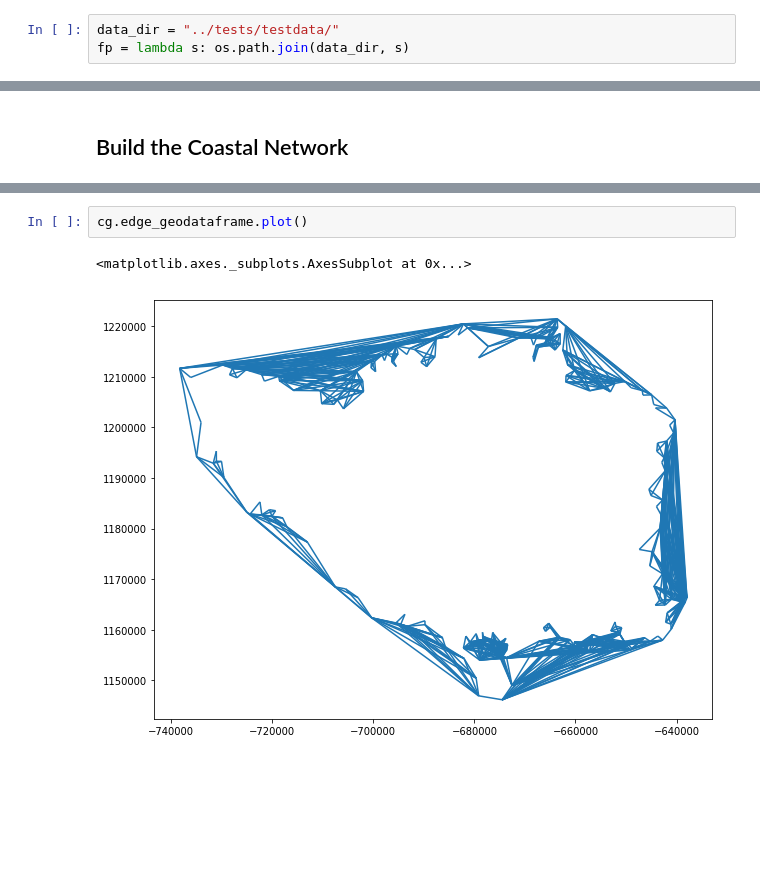
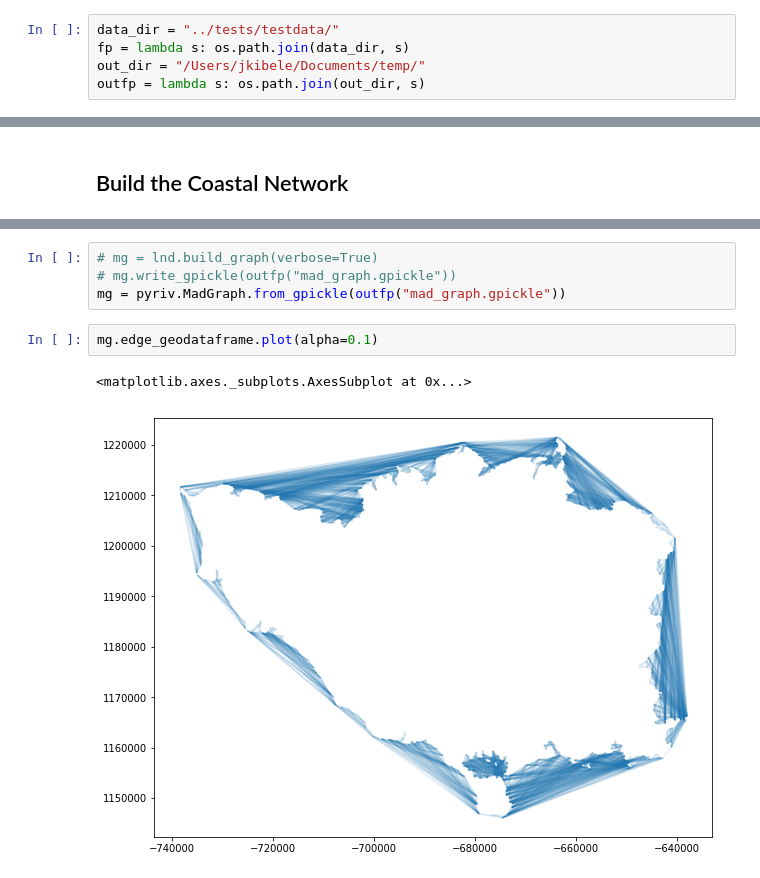
Before and after one commit to jkibele/pyriv, a Jupyter notebook: notebooks/MinimalDemo.ipynb, the cells around one changed output, grey strips where cells are left out. Drawn from its saved outputs; the diff is of its cells as text; blank space fills up the shorter version.

```diff
--- a/notebooks/MinimalDemo.ipynb
+++ b/notebooks/MinimalDemo.ipynb
@@ -15,6 +16,8 @@ Populating the interactive namespace from numpy and matplotlib
 # %%
 data_dir = "../tests/testdata/"
 fp = lambda s: os.path.join(data_dir, s)
+out_dir = "/Users/jkibele/Documents/temp/"
+outfp = lambda s: os.path.join(out_dir, s)
 # %%
 land_fn = fp('CoastLine.shp')
 rivers_fn = fp('Rivers.shp')
@@ -137,5 +136,9 @@ It took 0 minutes to load 890 edges.
-# %%
-cg.edge_geodataframe.plot()
-# %% [output]
-<matplotlib.axes._subplots.AxesSubplot at 0x...>
-[figure, removed]
+# %%
+# mg = lnd.build_graph(verbose=True)
+# mg.write_gpickle(outfp("mad_graph.gpickle"))
+mg = pyriv.MadGraph.from_gpickle(outfp("mad_graph.gpickle"))
+# %%
+mg.edge_geodataframe.plot(alpha=0.1)
+# %% [output]
+<matplotlib.axes._subplots.AxesSubplot at 0x...>
+[figure, added]
```
Also changed, not shown: parts of 11 cells of this notebook, 5 other files.
